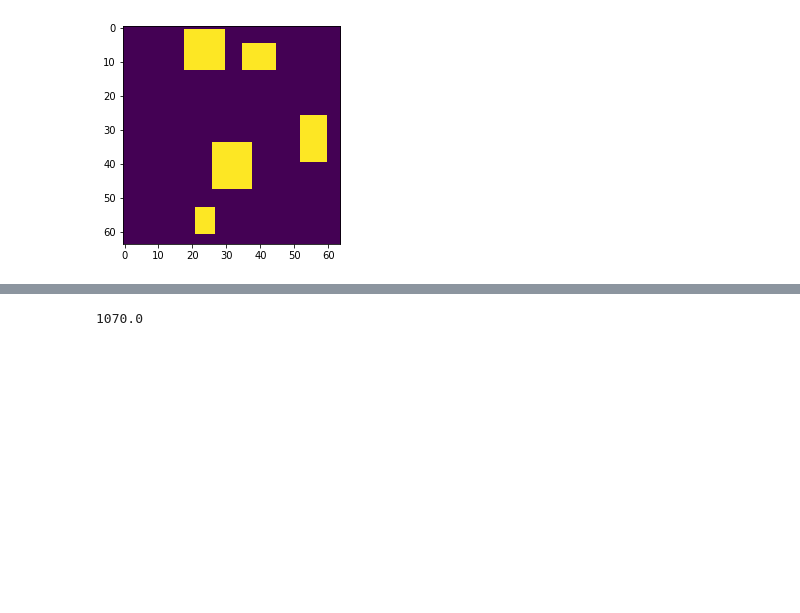
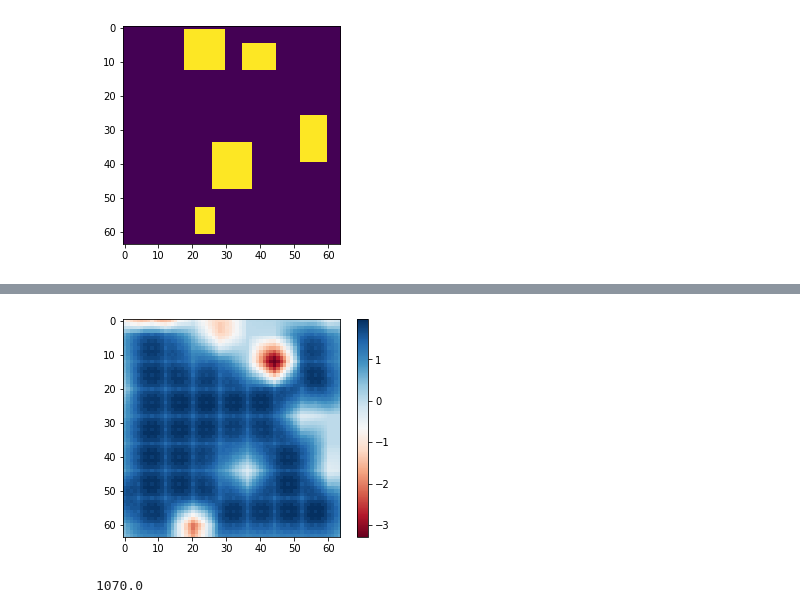
Before and after one commit to hogunkee/PalletLoading_skt, a Jupyter notebook: Eval.ipynb, the cells around one changed output, grey strips where cells are left out. Saved outputs shown, nothing was run; the diff lists cells and outputs as text; code cells hidden in the pictures; blank space fills up the shorter version.

```diff
--- a/Eval.ipynb
+++ b/Eval.ipynb
@@ -55,3 +68,12 @@ plt.imshow(s - env.state)
+# %%
+block1 = np.array([0.1, 0.1])
+action, q1 = get_action(env, FCQ, state, block1, epsilon=0.0, pre_action=None, with_q=True)
+plt.imshow(q1[0], cmap='RdBu')
+plt.colorbar()
+
+plt.show()
+# %% [output]
+[figure, added]
 # %%
 (s - env.state).sum()
 # %% [output]
```
Also changed, not shown: parts of 12 cells of this notebook, 1 other file.
